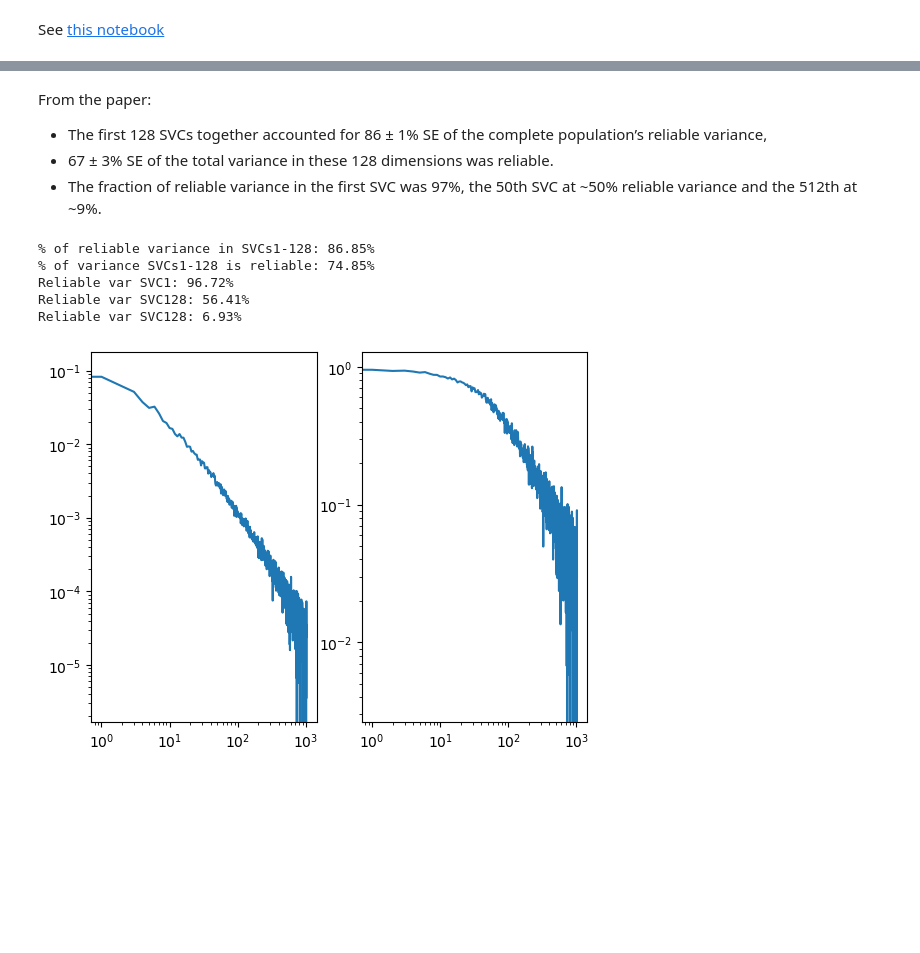
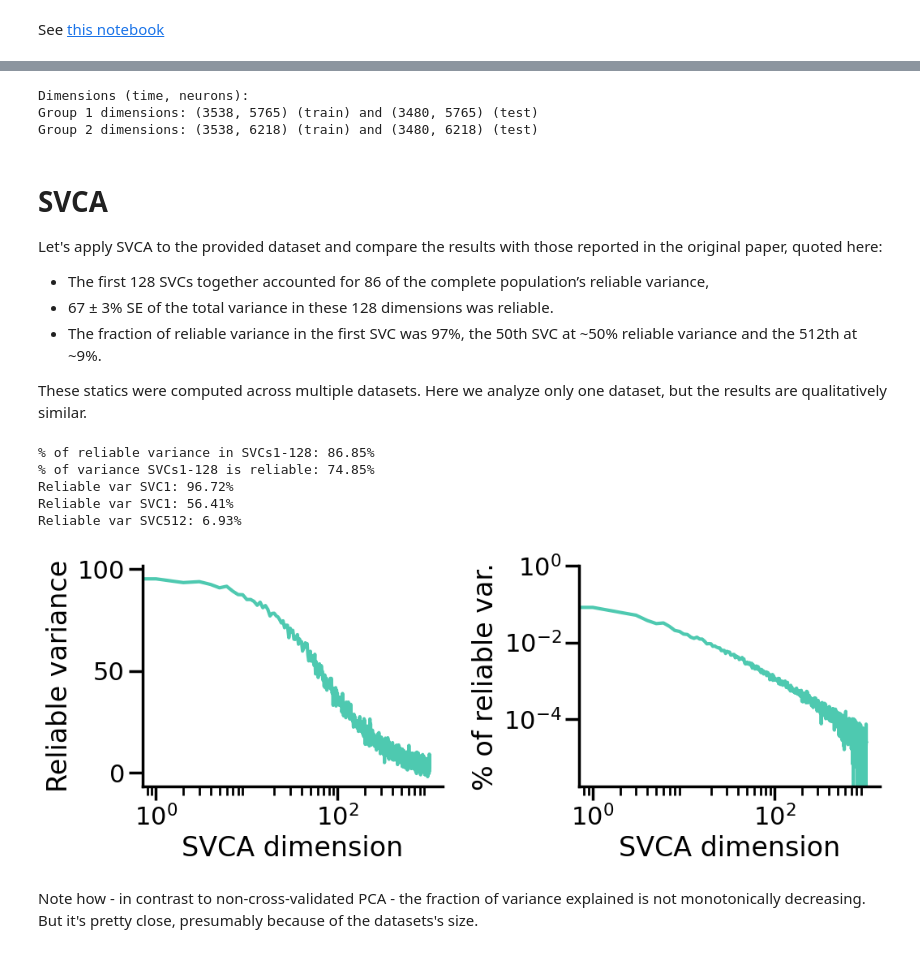
Before and after one commit to JoramKeijser/SVCA, a Jupyter notebook: docs/svca.ipynb, the cells around one changed output, grey strips where cells are left out. Saved outputs shown, nothing was run; the diff lists cells and outputs as text; code cells hidden in the pictures; blank space fills up the shorter version.

Commit message:
Add figures

```diff
--- a/docs/svca.ipynb
+++ b/docs/svca.ipynb
@@ -5,4 +5,12 @@ import numpy as np
 from scipy.linalg import svd
 import matplotlib.pyplot as plt
 import seaborn as sns
-from src import svca
+sns.set_context("poster")
+sns.set_palette("colorblind")
+
+from src import svca # SVCA and data split_data
+# %%
+# Constants
+BIN_WIDTH = 60 # split neurons into x/y direction of BIN_WIDTH micrometer
+N_DIMS = 1024 # Number of SVCs to compute
+GREEN = '#4ec9b0ff'
@@ -26,29 +34,59 @@ dat has keys:
+# %%
+Ftrain, Ftest, Gtrain, Gtest = svca.split_data(dat['sresp'].copy().T, dat['xyz'][0], bin_width=BIN_WIDTH)
+print("Dimensions (time, neurons):")
+print(f"Group 1 dimensions: {Ftrain.shape} (train) and {Ftest.shape} (test)")
+print(f"Group 2 dimensions: {Gtrain.shape} (train) and {Gtest.shape} (test)")
+# %% [output]
+Dimensions (time, neurons):
+Group 1 dimensions: (3538, 5765) (train) and (3480, 5765) (test)
+Group 2 dimensions: (3538, 6218) (train) and (3480, 6218) (test)
 # %% [markdown]
-From the paper:
+# SVCA
 
-* The first 128 SVCs together accounted for 86 ± 1% SE of the complete population’s reliable variance,
+Let's apply SVCA to the provided dataset and compare the results with those reported in the original paper, quoted here:
+
+* The first 128 SVCs together accounted for 86 of the complete population’s reliable variance,
 * 67 ± 3% SE of the total variance in these 128 dimensions was reliable.
 * The fraction of reliable variance in the first SVC was 97%, the 50th SVC at ~50% reliable variance and the 512th at ~9%.
+
+These statics were computed across multiple datasets. Here we analyze only one dataset, but the results are qualitatively similar.
+# %%
+# Covariance & SVD of large matrices - takes a few minutes depending on your machine
+reliable_variance, all_variance, SVC1, SVC2 = svca.svca(Ftrain, Ftest, Gtrain, Gtest, n_dims=N_DIMS)
 # %%
-#Ftrain, Ftest, Gtrain, Gtest = svca.split_data(dat['sresp'].copy().T, dat['xyz'][0], bin_width=60)
-reliable_variance, all_variance, SVC1, SVC2 = svca.svca(Ftrain, Ftest, Gtrain, Gtest, n_dims=1024)
+# Make scree plots
+
 normalized_variance = reliable_variance / all_variance
-fig, ax = plt.subplots(1, 2)
+fig, ax = plt.subplots(1, 2, figsize=(11, 4.5))
 
-ax[0].loglog(reliable_variance / np.sum(reliable_variance))
-ax[1].loglog(normalized_variance)
+# % of variance that is reliable, i.e. shared between neuron groups
+ax[0].semilogx(normalized_variance * 100, color=GREEN)
+ax[0].set_ylabel("Reliable variance")
+# Fraction of all reliable variance per dimension
+ax[1].loglog(reliable_variance / np.sum(reliable_variance), color=GREEN)
+ax[1].set_ylabel("% of reliable var.")
 
+for i in [0,1]:
+    ax[i].set_xlabel("SVCA dimension")
+    ax[i].set_xticks([1, 100])
+ax[1].set_yticks([10**(-4), 10**(-2), 1])
+sns.despine()
+fig.tight_layout()
+plt.savefig("../figures/scree_data.png", dpi=300)
 
-print(f"% of reliable variance in SVCs1-128: {np.sum(reliable_variance[:128]) / np.sum(reliable_variance)*100:0.2f}%") # 86
-print(f"% of variance SVCs1-128 is reliable: {np.sum(reliable_variance[:128]) / np.sum(all_variance[:128])*100:0.2f}%") # 67%?
-print(f"Reliable var SVC1: {normalized_variance[0]*100:0.2f}%")
-print(f"Reliable var SVC128: {normalized_variance[49]*100:0.2f}%") # 50% in the data?
-print(f"Reliable var SVC128: {normalized_variance[511]*100:0.2f}%") # 9% in the data?
+# Compute some examples to compare with the paper
+print(f"% of reliable variance in SVCs1-128: {np.sum(reliable_variance[:128]) / np.sum(reliable_variance)*100:0.2f}%") # 86 in the data
+print(f"% of variance SVCs1-128 is reliable: {np.sum(reliable_variance[:128]) / np.sum(all_variance[:128])*100:0.2f}%") # 67
+print(f"Reliable var SVC1: {normalized_variance[0]*100:0.2f}%") # 97% in the data
+print(f"Reliable var SVC1: {normalized_variance[49]*100:0.2f}%") # 50% in the data
+print(f"Reliable var SVC512: {normalized_variance[511]*100:0.2f}%") # 9% in the data
 # %% [output]
 % of reliable variance in SVCs1-128: 86.85%
 % of variance SVCs1-128 is reliable: 74.85%
 Reliable var SVC1: 96.72%
-Reliable var SVC128: 56.41%
-Reliable var SVC128: 6.93%
+Reliable var SVC1: 56.41%
+Reliable var SVC512: 6.93%
-[figure, old version]
+[figure, new version]
+# %% [markdown]
+Note how - in contrast to non-cross-validated PCA - the fraction of variance explained is not monotonically decreasing. But it's pretty close, presumably because of the datasets's size.
 # %%
```
Also changed, not shown: parts of 7 cells of this notebook, 5 other files.
